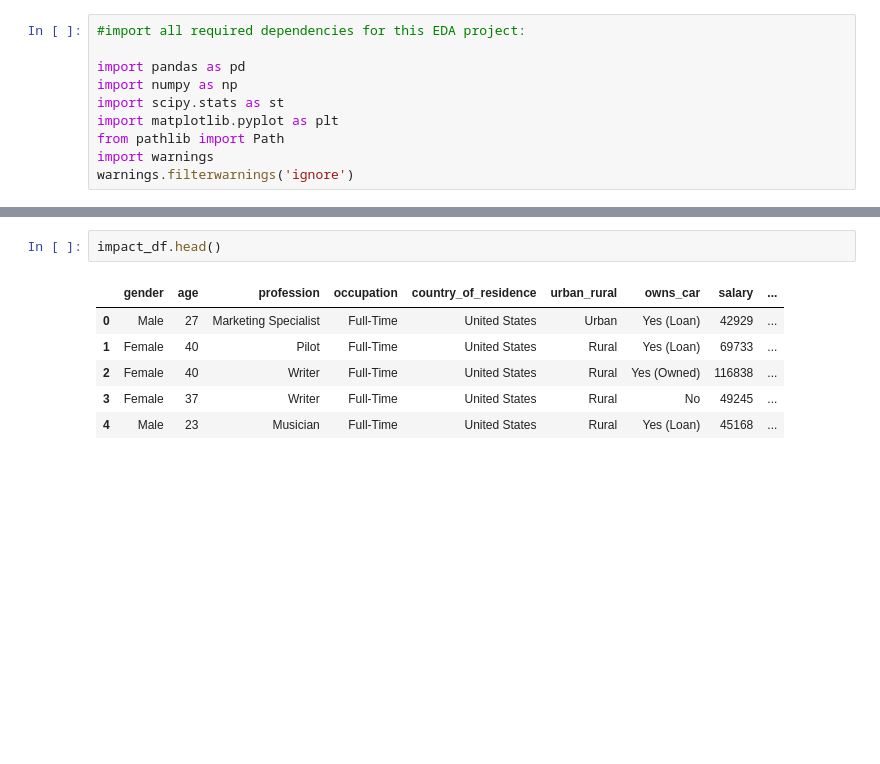
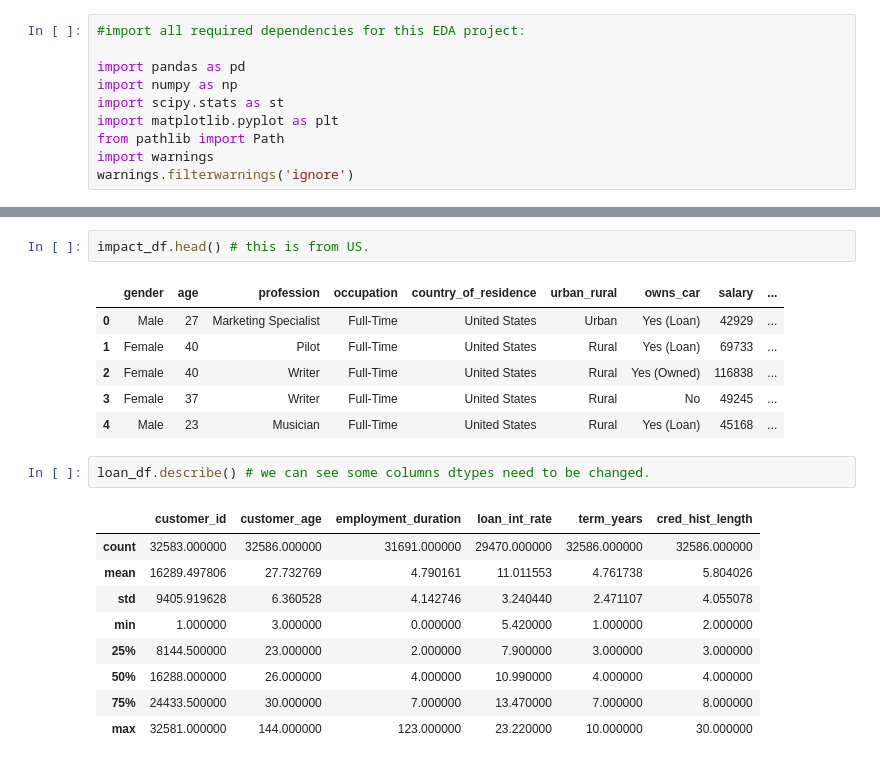
Before and after one commit to Oatsinthepine/Project_1_group8, a Jupyter notebook: Starter_notebook.ipynb, the cells around one changed output, grey strips where cells are left out. Saved outputs shown, nothing was run; the diff lists cells and outputs as text; blank space fills up the shorter version.

```diff
--- a/Starter_notebook.ipynb
+++ b/Starter_notebook.ipynb
@@ -31,7 +31,7 @@ Loan_df.head()
 | 3 | 4.0 | 23 | 65500 | RENT | 4.0 | MEDICAL | ... |
 | 4 | 5.0 | 24 | 54400 | RENT | 8.0 | MEDICAL | ... |
 # %%
-impact_df.head()
+impact_df.head() # this is from US.
 # %% [output]
 |  | gender | age | profession | occupation | country_of_residence | urban_rural | owns_car | salary | ... |
 | 0 | Male | 27 | Marketing Specialist | Full-Time | United States | Urban | Yes (Loan) | 42929 | ... |
@@ -39,3 +39,15 @@ impact_df.head()
 | 2 | Female | 40 | Writer | Full-Time | United States | Rural | Yes (Owned) | 116838 | ... |
 | 3 | Female | 37 | Writer | Full-Time | United States | Rural | No | 49245 | ... |
 | 4 | Male | 23 | Musician | Full-Time | United States | Rural | Yes (Loan) | 45168 | ... |
+# %%
+loan_df.describe() # we can see some columns dtypes need to be changed.
+# %% [output]
+|  | customer_id | customer_age | employment_duration | loan_int_rate | term_years | cred_hist_length |
+| count | 32583.000000 | 32586.000000 | 31691.000000 | 29470.000000 | 32586.000000 | 32586.000000 |
+| mean | 16289.497806 | 27.732769 | 4.790161 | 11.011553 | 4.761738 | 5.804026 |
+| std | 9405.919628 | 6.360528 | 4.142746 | 3.240440 | 2.471107 | 4.055078 |
+| min | 1.000000 | 3.000000 | 0.000000 | 5.420000 | 1.000000 | 2.000000 |
+| 25% | 8144.500000 | 23.000000 | 2.000000 | 7.900000 | 3.000000 | 3.000000 |
+| 50% | 16288.000000 | 26.000000 | 4.000000 | 10.990000 | 4.000000 | 4.000000 |
+| 75% | 24433.500000 | 30.000000 | 7.000000 | 13.470000 | 7.000000 | 8.000000 |
+| max | 32581.000000 | 144.000000 | 123.000000 | 23.220000 | 10.000000 | 30.000000 |
```
Also changed, not shown: parts of 22 cells of this notebook, 1 other file.
